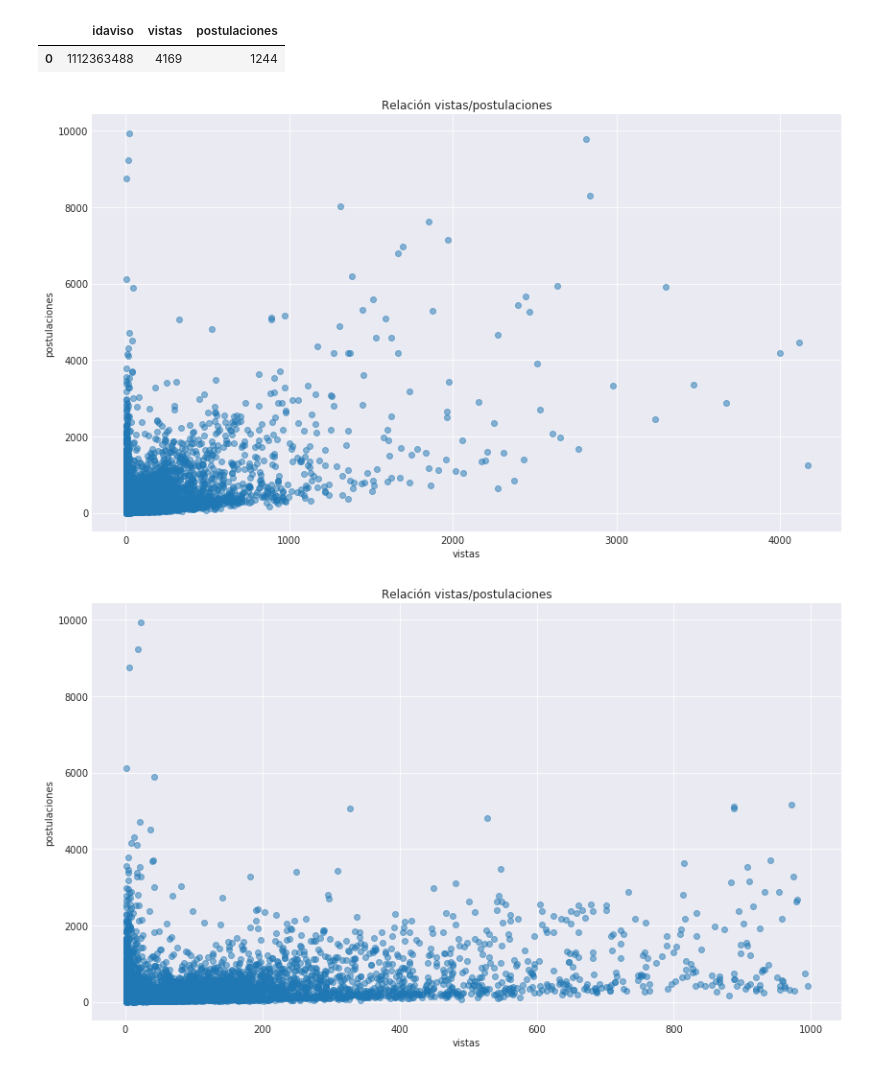
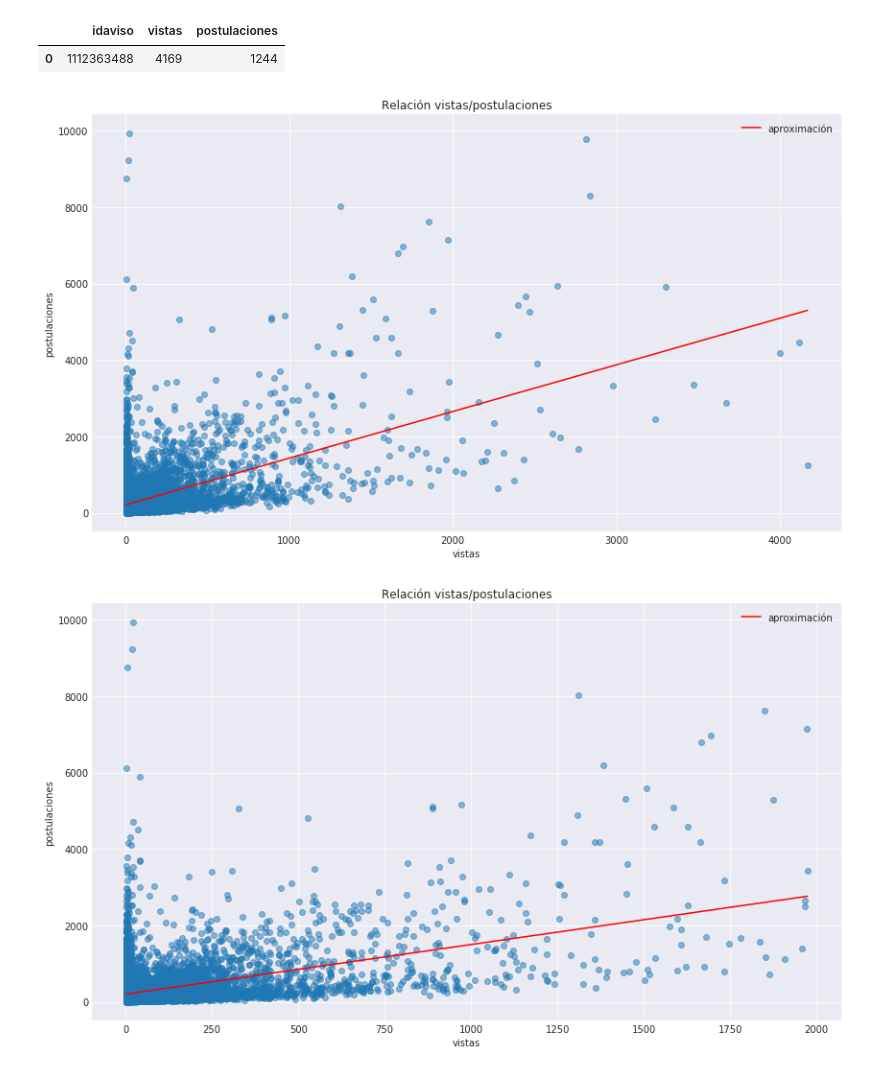
Before and after one commit to tbotalla/Datos1Q2018, a Jupyter notebook: parte1/Postulaciones.ipynb, the cells around one changed output. Drawn from its saved outputs; the diff is of its cells as text; code cells hidden in the pictures.

```diff
--- a/parte1/Postulaciones.ipynb
+++ b/parte1/Postulaciones.ipynb
@@ -220,8 +228,8 @@ postulaciones.head(1)
 |  | idaviso | postulaciones |
 | 0 | 1112033906 | 9932 |
 # %%
-data = pd.merge(vistas, postulaciones, on='idaviso')
-data.head(1)
+vistas_y_post = pd.merge(vistas, postulaciones, on='idaviso')
+vistas_y_post.head(1)
 # %% [output]
 |  | idaviso | vistas | postulaciones |
 | 0 | 1112363488 | 4169 | 1244 |
@@ -228,18 +242,29 @@ data.head(1)
 # %%
 plt.figure(figsize=(14,8))
 plt.title('Relación vistas/postulaciones')
-plt.scatter(x=data.vistas,y=data.postulaciones, alpha=.5)
+plt.scatter(x=vistas_y_post.vistas,y=vistas_y_post.postulaciones, alpha=.5)
+plt.plot(x, least_squares_aprox, color='red', label='aproximación')
+plt.legend(['aproximación'])
 plt.xlabel('vistas')
 plt.ylabel('postulaciones')
 plt.show()
 # %% [output]
-[figure, old version]
+[figure, new version]
+# %%
+vistas_y_post_filtered = vistas_y_post[vistas_y_post['vistas']<2000]
+# Aproximación por cuadrados mínimos
+x = vistas_y_post_filtered['vistas']
+y = vistas_y_post_filtered['postulaciones']
+fit = np.polyfit(x, y, deg=1)
+least_squares_aprox = fit[0] * x + fit[1]
 # %%
 plt.figure(figsize=(14,8))
 plt.title('Relación vistas/postulaciones')
-plt.scatter(x=data[data.vistas<1000].vistas,y=data[data.vistas<1000].postulaciones, alpha=.5)
+plt.scatter(x=vistas_y_post_filtered.vistas,y=vistas_y_post_filtered.postulaciones, alpha=.5)
+plt.plot(x, least_squares_aprox, color='red', label='aproximación')
+plt.legend(['aproximación'])
 plt.xlabel('vistas')
 plt.ylabel('postulaciones')
 plt.show()
 # %% [output]
-[figure, old version]
+[figure, new version]
```
Also changed, not shown: parts of 4 cells of this notebook.
